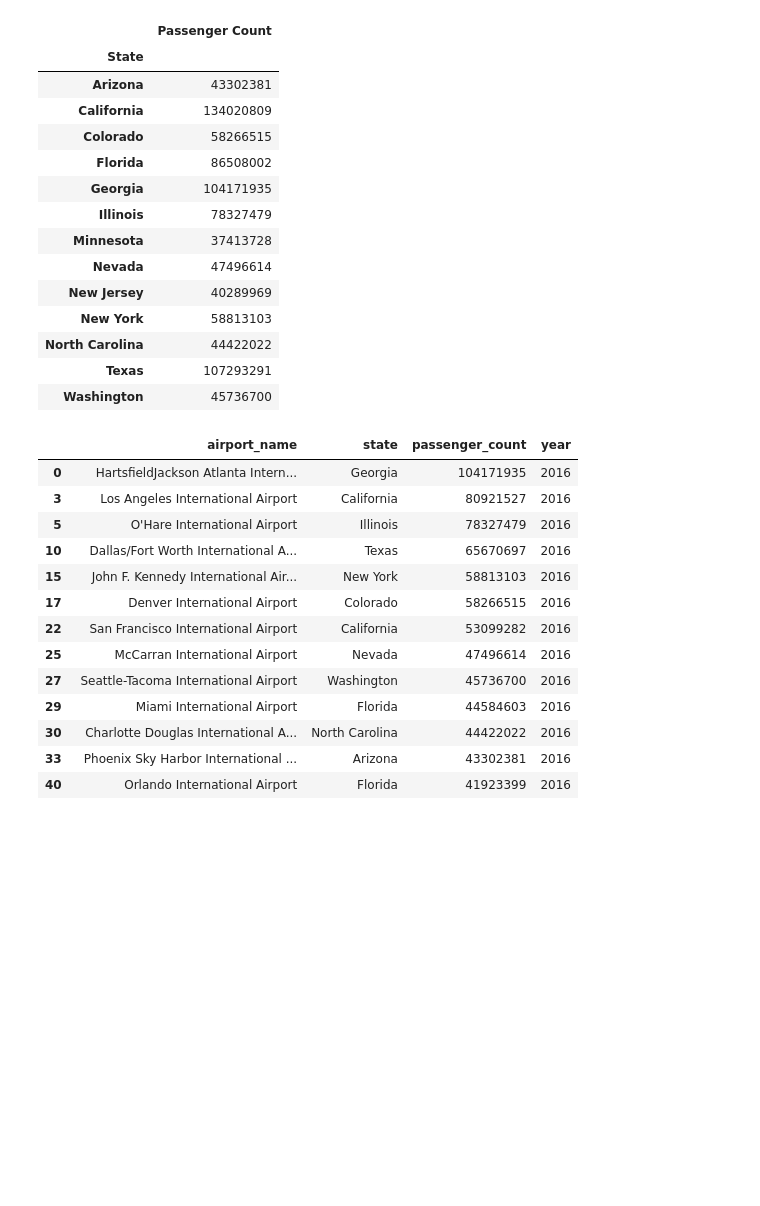
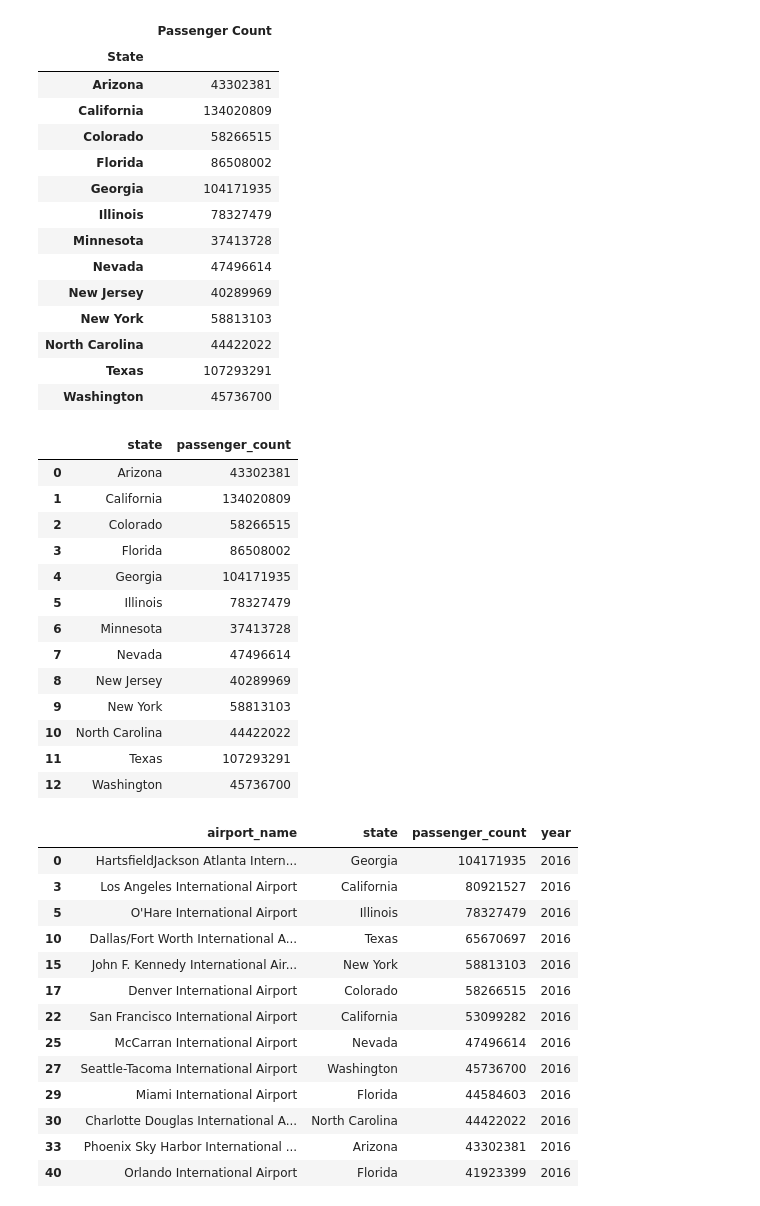
Before and after one commit to Jdshah06/ETL-Project, a Jupyter notebook: Data/Airport_Df.ipynb, the cells around one changed output. Cells and saved outputs as stored; diff of their text form; code cells hidden in the pictures; blank space fills up the shorter version.

```diff
--- a/Data/Airport_Df.ipynb
+++ b/Data/Airport_Df.ipynb
@@ -192,6 +192,28 @@ airport_passenger_df
 | North Carolina | 44422022 |
 | Texas | 107293291 |
 | Washington | 45736700 |
+# %%
+airport_passenger_df = airport_passenger_df.reset_index()
+airport_passenger_df = airport_passenger_df.rename(columns={
+    'State':'state',
+    'Passenger Count':'passenger_count'
+})
+airport_passenger_df
+# %% [output]
+|  | state | passenger_count |
+| 0 | Arizona | 43302381 |
+| 1 | California | 134020809 |
+| 2 | Colorado | 58266515 |
+| 3 | Florida | 86508002 |
+| 4 | Georgia | 104171935 |
+| 5 | Illinois | 78327479 |
+| 6 | Minnesota | 37413728 |
+| 7 | Nevada | 47496614 |
+| 8 | New Jersey | 40289969 |
+| 9 | New York | 58813103 |
+| 10 | North Carolina | 44422022 |
+| 11 | Texas | 107293291 |
+| 12 | Washington | 45736700 |
 # %%
 covid_airport_df=airport_df[['airport','State','Passenger Count','year']]
 # %%
```
Also changed, not shown: parts of 4 cells of this notebook, 1 other file.
